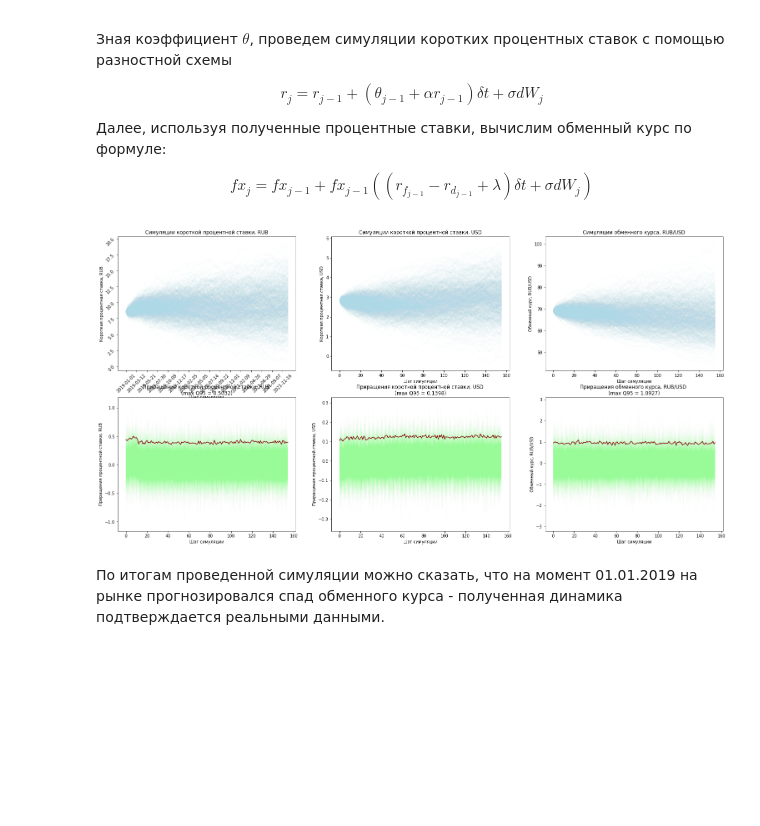
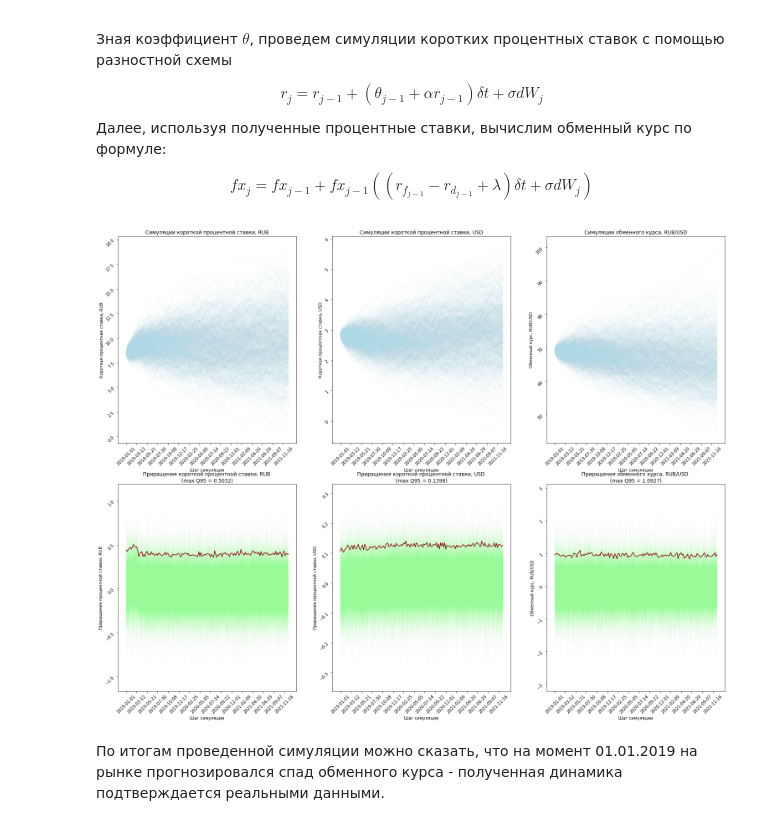
Before and after one commit to goo-goo-goo-joob/hse_stochastic_modeling, a Jupyter notebook: risk_factors_modeling.ipynb, the cells around one changed output. Cells and saved outputs as stored; diff of their text form; code cells hidden in the pictures; blank space fills up the shorter version.

Commit message:
update graphics & discounting

```diff
--- a/risk_factors_modeling.ipynb
+++ b/risk_factors_modeling.ipynb
@@ -181,7 +181,7 @@ while any([abs(sim_diff_old[0] / sim_diff_new[0] - 1) > eps,
 irs_rub_sim_all = np.array(irs_rub_sim_all) * 100
 irs_usd_sim_all = np.array(irs_usd_sim_all) * 100
 # %%
-fig, axs = plt.subplots(2, 3, figsize=(26, 13), )
+fig, axs = plt.subplots(2, 3, figsize=(26, 20), )
 
 axs[0, 0].plot(range(T_), np.array(irs_rub_sim_all).T, alpha=0.05, c='lightblue')
 axs[0, 0].set_xticks(range(0, T, 10), pd.Series(dt_range[::10]).astype(str).values)
@@ -192,39 +192,44 @@ axs[0, 0].set_xlabel('Шаг симуляции')
 
 axs[1, 0].plot(range(T_-1), np.diff(irs_rub_sim_all, axis=1).T, alpha=0.05, c='palegreen', linewidth=0.3)
 axs[1, 0].plot(range(T_-1), np.quantile(np.diff(irs_rub_sim_all), q=0.95, axis=0), label='Q95', c='maroon')
-axs[0, 0].set_xticks(range(0, T, 10), pd.Series(dt_range[::10]).astype(str).values)
+axs[1, 0].set_xticks(range(0, T, 10), pd.Series(dt_range[::10]).astype(str).values)
+axs[1, 0].tick_params(labelrotation=45)
 axs[1, 0].set_title(f'Приращения короткой процентной ставки, RUB \n(max Q95 = {round(max(np.quantile(np.diff(irs_rub_sim_all), q=0.95, axis=0)), 4)})')
 axs[1, 0].set_ylabel('Приращения процентной ставки, RUB')
 axs[1, 0].set_xlabel('Шаг симуляции')
 
 axs[0, 1].plot(range(T_), np.array(irs_usd_sim_all).T, alpha=0.05, c='lightblue')
-axs[0, 0].set_xticks(range(0, T, 10), pd.Series(dt_range[::10]).astype(str).values)
+axs[0, 1].set_xticks(range(0, T, 10), pd.Series(dt_range[::10]).astype(str).values)
+axs[0, 1].tick_params(labelrotation=45)
 axs[0, 1].set_title('Симуляции короткой процентной ставки, USD')
 axs[0, 1].set_ylabel('Короткая процентная ставка, USD')
 axs[0, 1].set_xlabel('Шаг симуляции')
 
 axs[1, 1].plot(range(T_-1), np.diff(irs_usd_sim_all, axis=1).T, alpha=0.05, c='palegreen', linewidth=0.3)
 axs[1, 1].plot(range(T_-1), np.quantile(np.diff(irs_usd_sim_all), q=0.95, axis=0), label='Q95', c='maroon')
-axs[0, 0].set_xticks(range(0, T, 10), pd.Series(dt_range[::10]).astype(str).values)
+axs[1, 1].set_xticks(range(0, T, 10), pd.Series(dt_range[::10]).astype(str).values)
+axs[1, 1].tick_params(labelrotation=45)
 axs[1, 1].set_title(f'Приращения короткой процентной ставки, USD \n(max Q95 = {round(max(np.quantile(np.diff(irs_usd_sim_all), q=0.95, axis=0)), 4)})')
 axs[1, 1].set_ylabel('Приращения процентной ставки, USD')
 axs[1, 1].set_xlabel('Шаг симуляции')
 
 axs[0, 2].plot(range(T_), np.array(fx_sim_all).T, alpha=0.05, c='lightblue')
-axs[0, 0].set_xticks(range(0, T, 10), pd.Series(dt_range[::10]).astype(str).values)
+axs[0, 2].set_xticks(range(0, T, 10), pd.Series(dt_range[::10]).astype(str).values)
+axs[0, 2].tick_params(labelrotation=45)
 axs[0, 2].set_title('Симуляции обменного курса, RUB/USD')
 axs[0, 2].set_ylabel('Обменный курс, RUB/USD')
 axs[0, 2].set_xlabel('Шаг симуляции')
 
 axs[1, 2].plot(range(T_-1), np.diff(fx_sim_all, axis=1).T, alpha=0.05, c='palegreen', linewidth=0.3)
 axs[1, 2].plot(range(T_-1), np.quantile(np.diff(fx_sim_all), q=0.95, axis=0), label='Q95', c='maroon')
-axs[0, 0].set_xticks(range(0, T, 10), pd.Series(dt_range[::10]).astype(str).values)
+axs[1, 2].set_xticks(range(0, T, 10), pd.Series(dt_range[::10]).astype(str).values)
+axs[1, 2].tick_params(labelrotation=45)
 axs[1, 2].set_title(f'Приращения обменного курса, RUB/USD \n(max Q95 = {round(max(np.quantile(np.diff(fx_sim_all), q=0.95, axis=0)), 4)})')
 axs[1, 2].set_ylabel('Обменный курс, RUB/USD')
 axs[1, 2].set_xlabel('Шаг симуляции')
 plt.show()
 # %% [output]
-[figure, old version]
+[figure, new version]
 # %% [markdown]
 По итогам проведенной симуляции можно сказать, что на момент 01.01.2019 на рынке прогнозировался спад обменного курса - полученная динамика подтверждается реальными данными.
 # %% [markdown]
```
Also changed, not shown: parts of 3 cells of this notebook.
